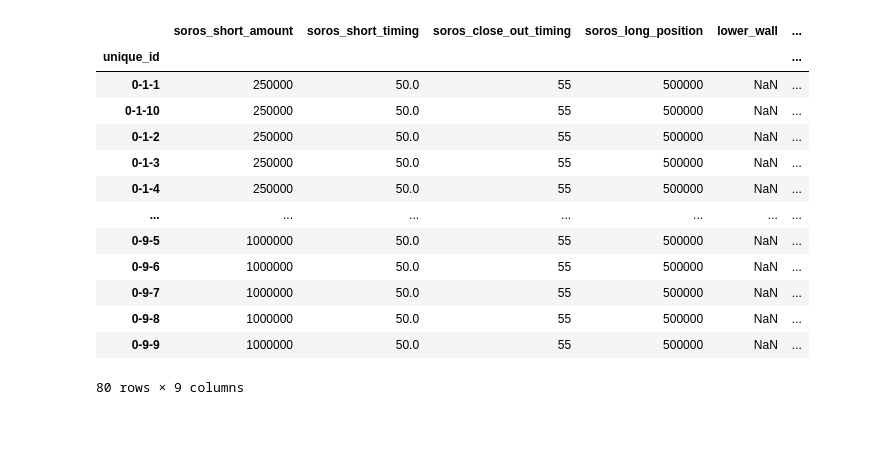
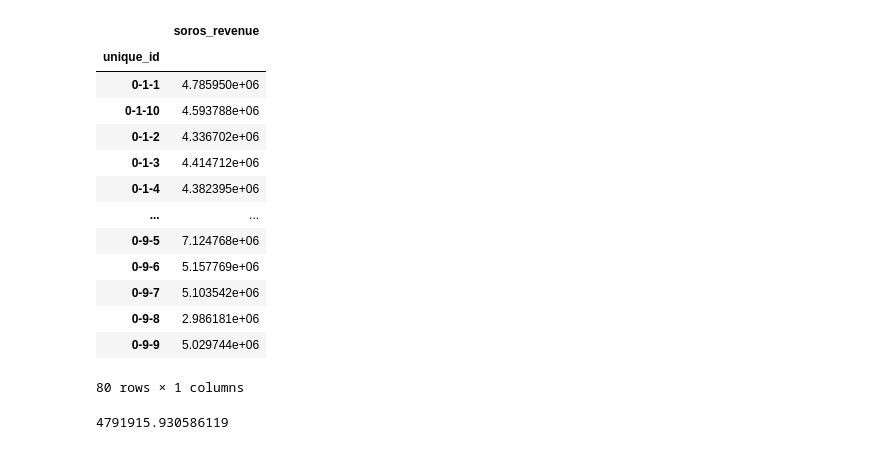
Before and after one commit to OlympusDAO/olympus-digital-twin, a Jupyter notebook: Soros Playground.ipynb, the cells around one changed output. Drawn from its saved outputs; the diff is of its cells as text; code cells hidden in the pictures.

```diff
--- a/Soros Playground.ipynb
+++ b/Soros Playground.ipynb
@@ -150,24 +164,28 @@ descriptors = df.groupby("unique_id")[['soros_short_amount',
 kpis = pd.concat([revenue, descriptors], axis=1)
 # %%
 success_metrics = kpis.copy()
+# %%
+revenue
+# %% [output]
+|  | soros_revenue |
+| unique_id |  |
+| 0-1-1 | 4.785950e+06 |
+| 0-1-10 | 4.593788e+06 |
+| 0-1-2 | 4.336702e+06 |
+| 0-1-3 | 4.414712e+06 |
+| 0-1-4 | 4.382395e+06 |
+| ... | ... |
+| 0-9-5 | 7.124768e+06 |
+| 0-9-6 | 5.157769e+06 |
+| 0-9-7 | 5.103542e+06 |
+| 0-9-8 | 2.986181e+06 |
+| 0-9-9 | 5.029744e+06 |
+80 rows × 1 columns
+# %%
+baseline_revenue
+# %% [output]
+4791915.930586119
 # %%
 # True means there was not a greater profit by doing the exploit
 success_metrics['no_exploit_benefit'] = (success_metrics['soros_revenue'] < baseline_revenue).astype(int)
 success_metrics.drop(columns = "soros_revenue", inplace=True)
-# %%
-success_metrics
-# %% [output]
-|  | soros_short_amount | soros_short_timing | soros_close_out_timing | soros_long_position | lower_wall | ... |
-| unique_id |  |  |  |  |  | ... |
-| 0-1-1 | 250000 | 50.0 | 55 | 500000 | NaN | ... |
-| 0-1-10 | 250000 | 50.0 | 55 | 500000 | NaN | ... |
-| 0-1-2 | 250000 | 50.0 | 55 | 500000 | NaN | ... |
-| 0-1-3 | 250000 | 50.0 | 55 | 500000 | NaN | ... |
-| 0-1-4 | 250000 | 50.0 | 55 | 500000 | NaN | ... |
-| ... | ... | ... | ... | ... | ... | ... |
-| 0-9-5 | 1000000 | 50.0 | 55 | 500000 | NaN | ... |
-| 0-9-6 | 1000000 | 50.0 | 55 | 500000 | NaN | ... |
-| 0-9-7 | 1000000 | 50.0 | 55 | 500000 | NaN | ... |
-| 0-9-8 | 1000000 | 50.0 | 55 | 500000 | NaN | ... |
-| 0-9-9 | 1000000 | 50.0 | 55 | 500000 | NaN | ... |
-80 rows × 9 columns
```
Also changed, not shown: parts of 18 cells of this notebook, 1 other file.
